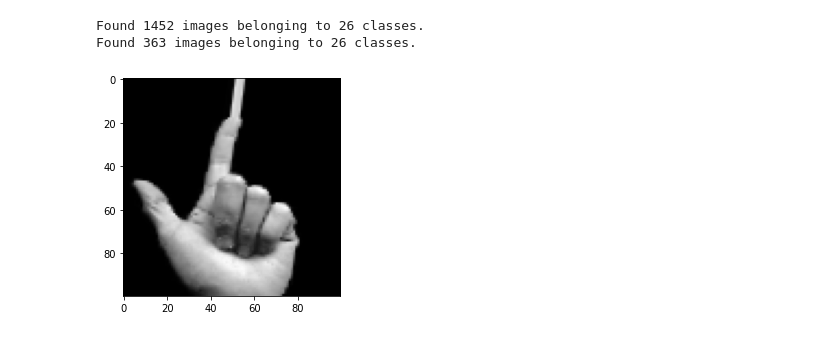
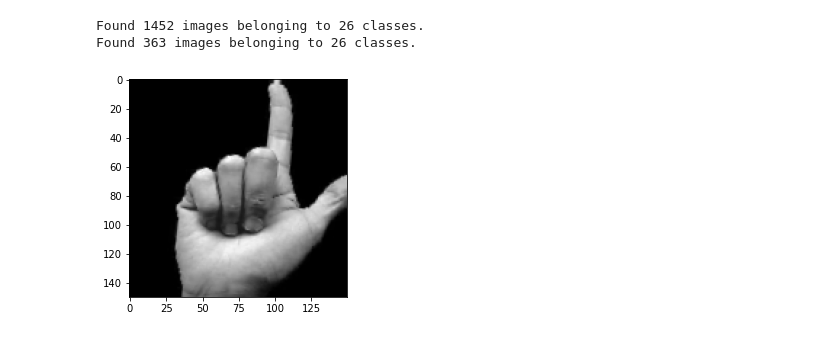
Before and after one commit to Logan-Rose/ASL-transcriber, a Jupyter notebook: new_classifier.ipynb, the cells around one changed output. Saved outputs shown, nothing was run; the diff lists cells and outputs as text; code cells hidden in the pictures.

```diff
--- a/new_classifier.ipynb
+++ b/new_classifier.ipynb
@@ -35,46 +59,46 @@ Reusing TensorBoard on port 6006 (pid 41002), started 0:17:40 ago. (Use '!kill 4
 # %%
 img_generator = tf.keras.preprocessing.image.ImageDataGenerator(
-    rotation_range=20.0,
-    width_shift_range=20.0,
-    height_shift_range=20.0,
-    shear_range=0.1,
+    rotation_range=30.0,
+    width_shift_range=25.0,
+    height_shift_range=25.0,
+    # shear_range=0.1,
     zoom_range=.2,
     fill_mode='nearest',
     horizontal_flip=True,
-    vertical_flip=True,
+    vertical_flip=False,
     validation_split=0.2
 
 )
 
 train_generator = img_generator.flow_from_directory(
   './asl_dataset',
-  target_size=(100,100),
+  target_size=(150,150),
   color_mode='grayscale',
   classes=classes,
   class_mode='categorical',
   seed=SEED,
   shuffle=False,
   subset='training'
 )
 
 val_generator = img_generator.flow_from_directory(
   './asl_dataset',
-  target_size=(100,100),
+  target_size=(150,150),
   color_mode='grayscale',
   classes=classes,
   class_mode='categorical',
   seed=SEED,
   shuffle=False,
   subset='validation'
 )
 
 for i, image in enumerate(val_generator):
   if i == 5:
     plt.imshow(image[0][1], cmap = 'gray')
     break
 # %% [output]
 Found 1452 images belonging to 26 classes.
 Found 363 images belonging to 26 classes.
-[figure, old version]
+[figure, new version]
 # %%
 def make_directories():
```
Also changed, not shown: parts of 8 cells of this notebook.
